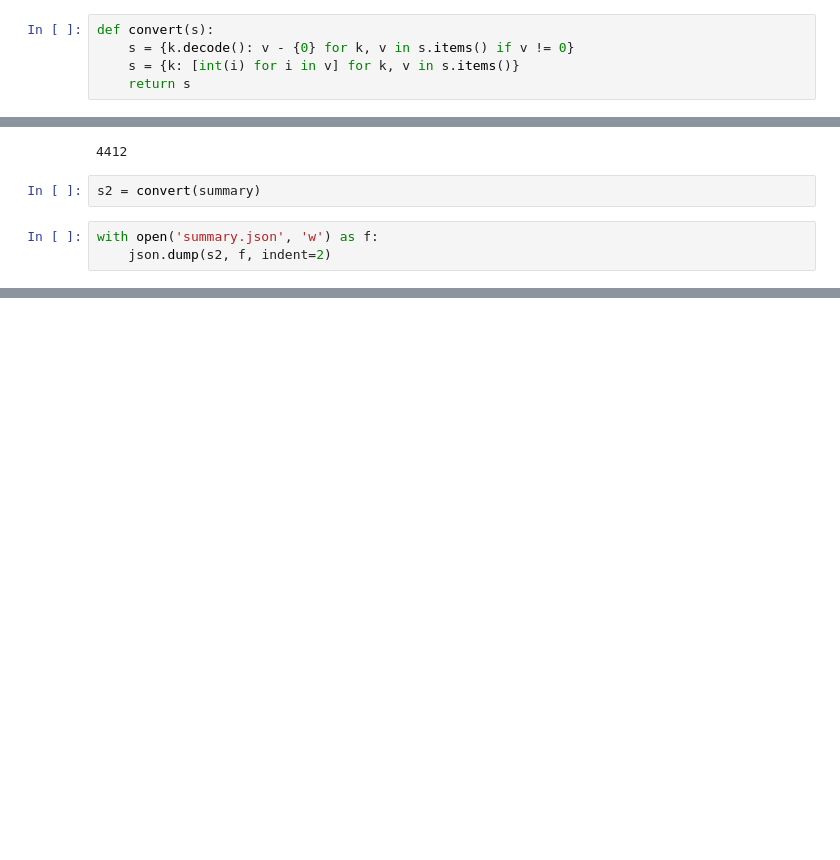
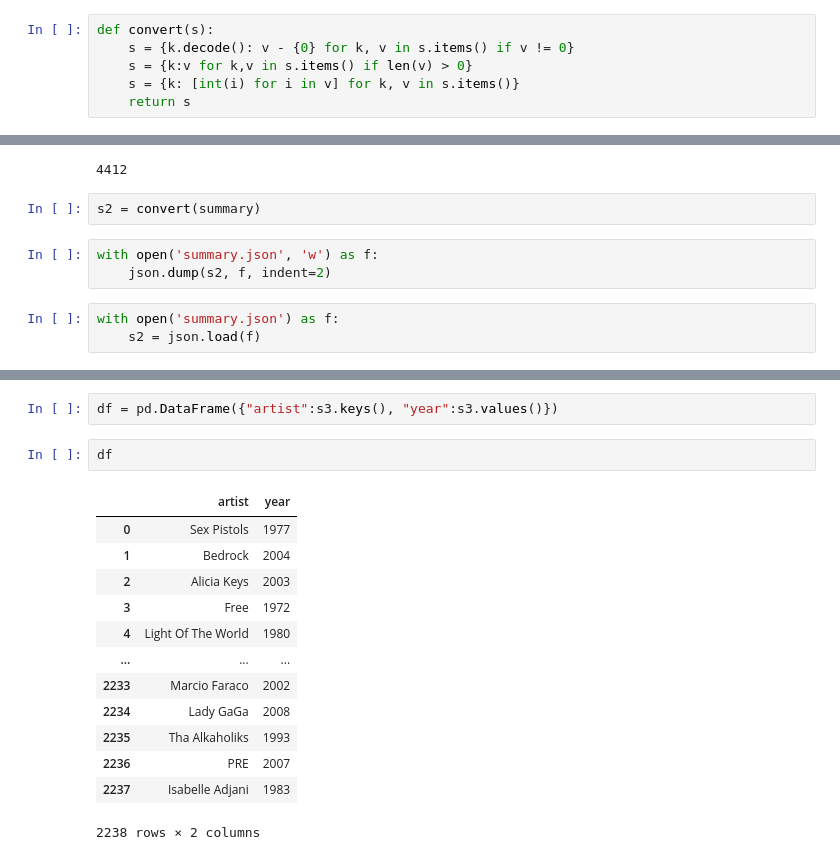
Before and after one commit to turing-complet/band-names, a Jupyter notebook: exploration.ipynb, the cells around one changed output, grey strips where cells are left out. Drawn from its saved outputs; the diff is of its cells as text; blank space fills up the shorter version.

```diff
--- a/exploration.ipynb
+++ b/exploration.ipynb
@@ -29,6 +29,7 @@ def build_summary(root, limit=100):
 # %%
 def convert(s):
     s = {k.decode(): v - {0} for k, v in s.items() if v != 0}
+    s = {k:v for k,v in s.items() if len(v) > 0}
     s = {k: [int(i) for i in v] for k, v in s.items()}
     return s
 # %%
@@ -62,3 +63,6 @@ s2 = convert(summary)
 # %%
 with open('summary.json', 'w') as f:
     json.dump(s2, f, indent=2)
+# %%
+with open('summary.json') as f:
+    s2 = json.load(f)
@@ -64,0 +143,18 @@ with open('summary.json', 'w') as f:
+# %%
+df = pd.DataFrame({"artist":s3.keys(), "year":s3.values()})
+# %%
+df
+# %% [output]
+|  | artist | year |
+| 0 | Sex Pistols | 1977 |
+| 1 | Bedrock | 2004 |
+| 2 | Alicia Keys | 2003 |
+| 3 | Free | 1972 |
+| 4 | Light Of The World | 1980 |
+| ... | ... | ... |
+| 2233 | Marcio Faraco | 2002 |
+| 2234 | Lady GaGa | 2008 |
+| 2235 | Tha Alkaholiks | 1993 |
+| 2236 | PRE | 2007 |
+| 2237 | Isabelle Adjani | 1983 |
+2238 rows × 2 columns
```
Also changed, not shown: parts of 14 cells of this notebook, 2 other files.
